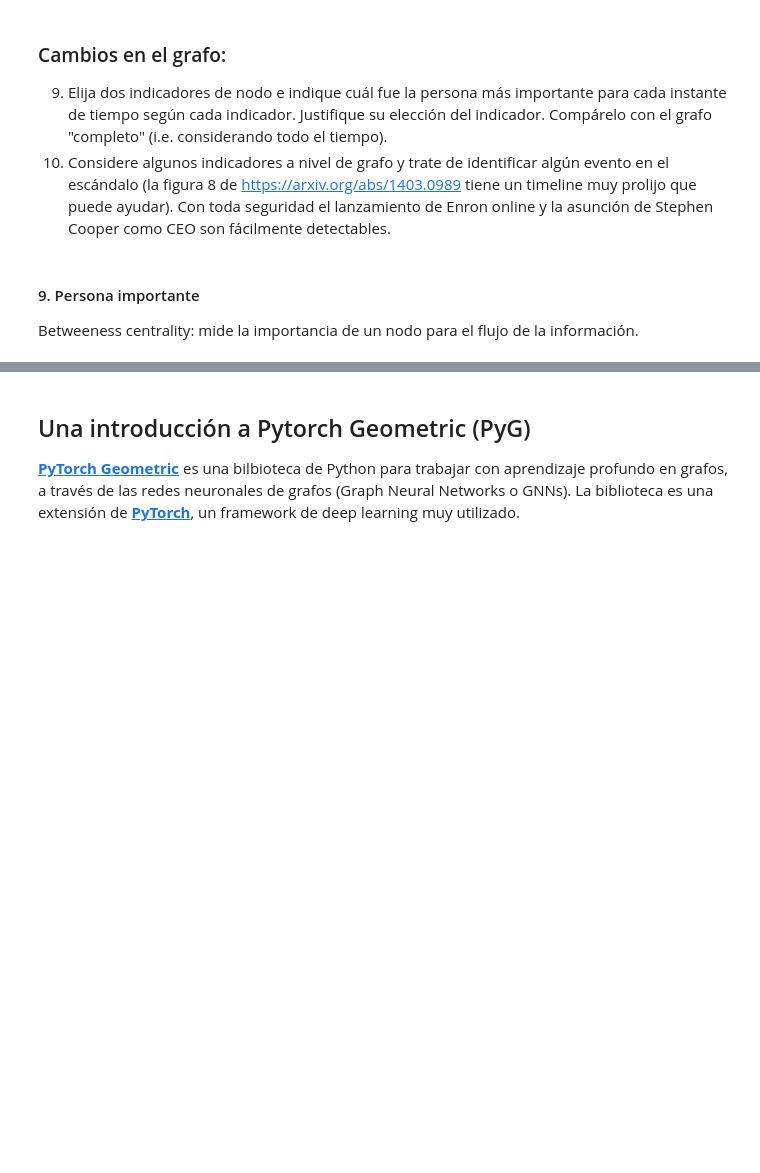
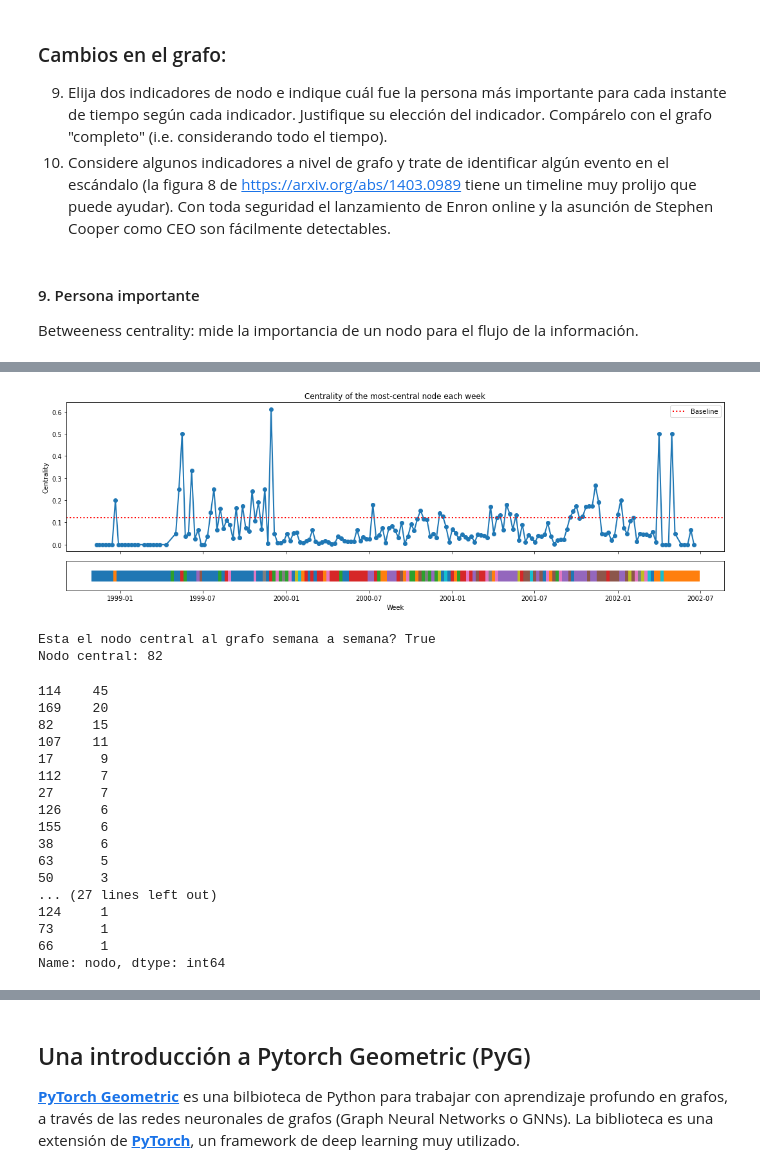
Before and after one commit to j-oflaherty/AA-grafos, a Jupyter notebook: lab1/Lab1_AAG2025.ipynb, the cells around one changed output, grey strips where cells are left out. Drawn from its saved outputs; the diff is of its cells as text; code cells hidden in the pictures; blank space fills up the shorter version.

```diff
--- a/lab1/Lab1_AAG2025.ipynb
+++ b/lab1/Lab1_AAG2025.ipynb
@@ -369,7 +371,7 @@ plt.show()
 
 Betweeness centrality: mide la importancia de un nodo para el flujo de la información.
 # %%
-def get_most_important(centralities: dict[int, float]) -> tuple[int, float]:
+def get_max(centralities: dict[int, float]) -> tuple[int, float]:
     most_popular = 0
     top_value = -1
     for k, c in centralities.items():
@@ -378,10 +380,6 @@ def get_most_important(centralities: dict[int, float]) -> tuple[int, float]:
             top_value = c
     return {"nodo": most_popular, "centrality": top_value}
 
+
 betweeness_centrality = [nx.betweenness_centrality(G) for G in grafos]
-top_centralities = pd.DataFrame([get_most_important(cent) for cent in betweeness_centrality], index=semanas)
-
-plt.figure(figsize=(20,6))
-plt.legend()
-plt.show()
-# plt.xlabel(semanas)
+top_centralities = pd.DataFrame([get_max(cent) for cent in betweeness_centrality], index=semanas)
@@ -401,0 +386,65 @@ nx.katz_centrality(G)
+# %%
+def plot_max_values_with_nodes(top, title='Centrality of the most-central node each week', baseline=None):
+    #  Build a colour palette for the nodes that are maximun at any point
+    unique_nodes = top['nodo'].unique()
+    palette      = sns.color_palette('tab10', len(unique_nodes))
+    node2colour  = dict(zip(unique_nodes, palette))
+
+    _, (ax1, ax2) = plt.subplots(
+        nrows=2, sharex=True,
+        figsize=(15, 5),
+        gridspec_kw={'height_ratios': [5, 1]}
+    )
+
+    ax1.plot(top.index.to_timestamp(), top['centrality'],
+            marker='o', linewidth=2)
+    ax1.set_ylabel('Centrality')
+    ax1.set_title(title)
+
+    # Add baseline if provided
+    if baseline is not None:
+        ax1.axhline(y=baseline, color='red', linestyle=':', linewidth=2, label='Baseline')
+        # Optionally add legend for baseline
+        ax1.legend()
+
+    # 4-b. coloured squares for the node that won (bottom)
+    ax2.scatter(top.index.to_timestamp(), [0]*len(top),
+                c=top['nodo'].map(node2colour),
+                marker='s', s=250)          # square marker
+    ax2.set_yticks([])                      # hide y-axis
+    ax2.set_xlabel('Week')
+
+    # handles = [mpatches.Patch(color=node2colour[n], label=n)
+            # for n in unique_nodes]
+    plt.tight_layout()
+
+full_graph_centrality = get_max(nx.betweenness_centrality(G_full))
+plot_max_values_with_nodes(top_centralities, baseline=full_graph_centrality['centrality'])
+plt.show()
+
+print('Esta el nodo central al grafo semana a semana?', full_graph_centrality['nodo'] in top_centralities['nodo'].to_list())
+print("Nodo central:", full_graph_centrality['nodo'])
+top_centralities['nodo'].value_counts().sort_values(ascending=False)
+
+# los colores estan acorde a los colores de top['nodo'].unique()
+# %% [output]
+[figure, added]
+Esta el nodo central al grafo semana a semana? True
+Nodo central: 82
+114    45
+169    20
+82     15
+107    11
+17      9
+112     7
+27      7
+126     6
+155     6
+38      6
+63      5
+50      3
+... (27 lines left out)
+124     1
+73      1
+66      1
+Name: nodo, dtype: int64
```
Also changed, not shown: parts of 26 cells of this notebook.
